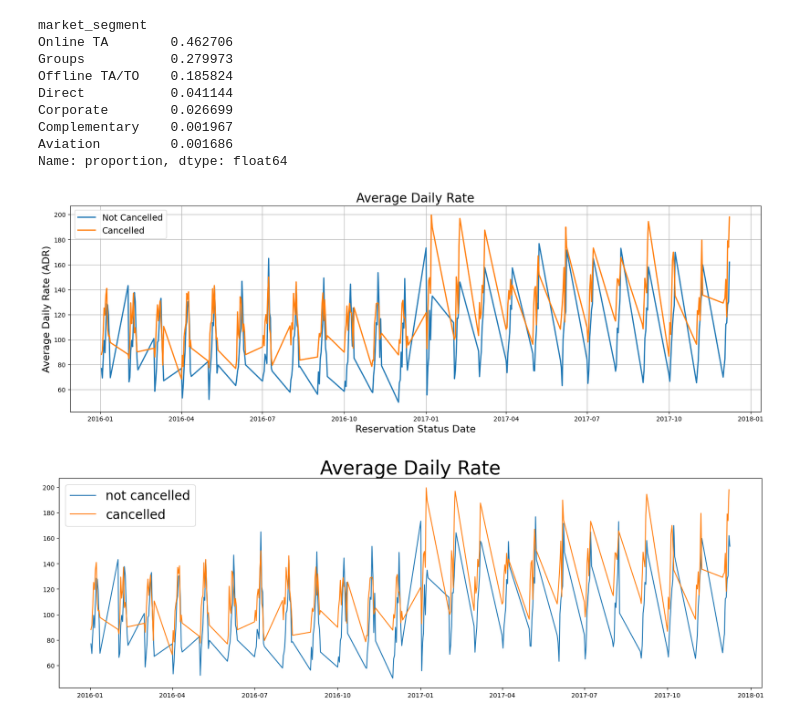
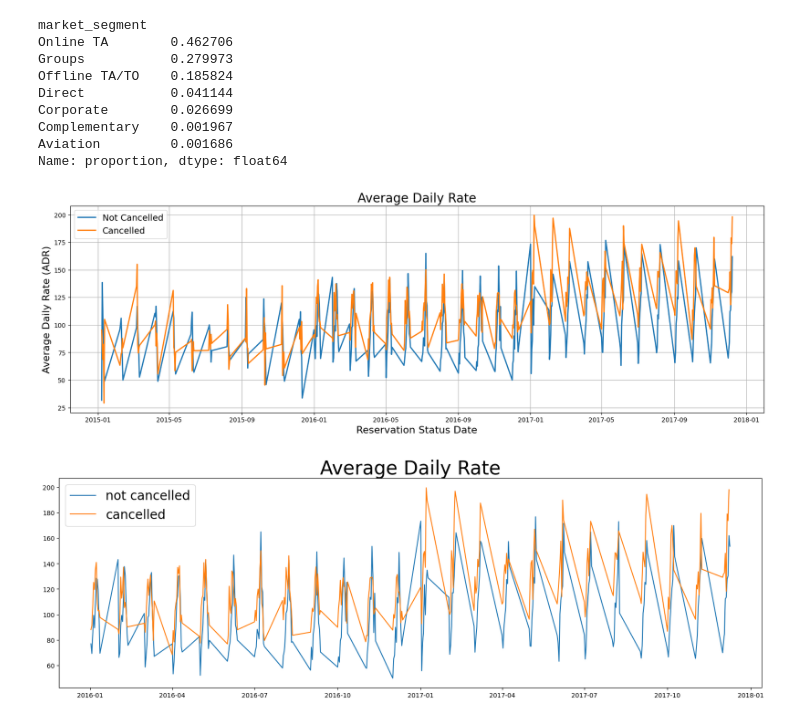
Before and after one commit to RichaSinghhh/Hotel-Booking, a Jupyter notebook: Hotel_Bookings.ipynb, the cells around one changed output. Drawn from its saved outputs; the diff is of its cells as text; code cells hidden in the pictures.

```diff
--- a/Hotel_Bookings.ipynb
+++ b/Hotel_Bookings.ipynb
@@ -299,27 +303,35 @@ Complementary    0.001967
 Aviation         0.001686
 Name: proportion, dtype: float64
 # %%
-# Merge the two datasets to align on 'reservation_status_date'
+# Filter for cancelled and not-cancelled data
+not_cancelled_data = df[df['is_canceled'] == 0]
+cancelled_data = df[df['is_canceled'] == 1]
+
+# Group data by 'reservation_status_date' and calculate mean 'adr'
+not_cancelled_df_adr = not_cancelled_data.groupby('reservation_status_date', as_index=False)['adr'].mean()
+cancelled_df_adr = cancelled_data.groupby('reservation_status_date', as_index=False)['adr'].mean()
+
+# Merge the two datasets on 'reservation_status_date'
 merged_data = pd.merge(
     not_cancelled_df_adr,
     cancelled_df_adr,
     on='reservation_status_date',
     how='inner',
     suffixes=('_not_cancelled', '_cancelled')
 )
 
 # Plot the data
 plt.figure(figsize=(20, 6))
 plt.title('Average Daily Rate', fontsize=20)
 plt.plot(merged_data['reservation_status_date'], merged_data['adr_not_cancelled'], label='Not Cancelled', linewidth=2)
 plt.plot(merged_data['reservation_status_date'], merged_data['adr_cancelled'], label='Cancelled', linewidth=2)
 plt.xlabel('Reservation Status Date', fontsize=16)
 plt.ylabel('Average Daily Rate (ADR)', fontsize=16)
 plt.legend(fontsize=14)
 plt.grid(True)
 plt.show()
 # %% [output]
-[figure, old version]
+[figure, new version]
 # %%
 # Filter cancelled_df_adr for dates after 2016
 cancelled_df_adr = cancelled_df_adr[cancelled_df_adr['reservation_status_date'] > '2016']
```
Also changed, not shown: parts of 2 cells of this notebook.
